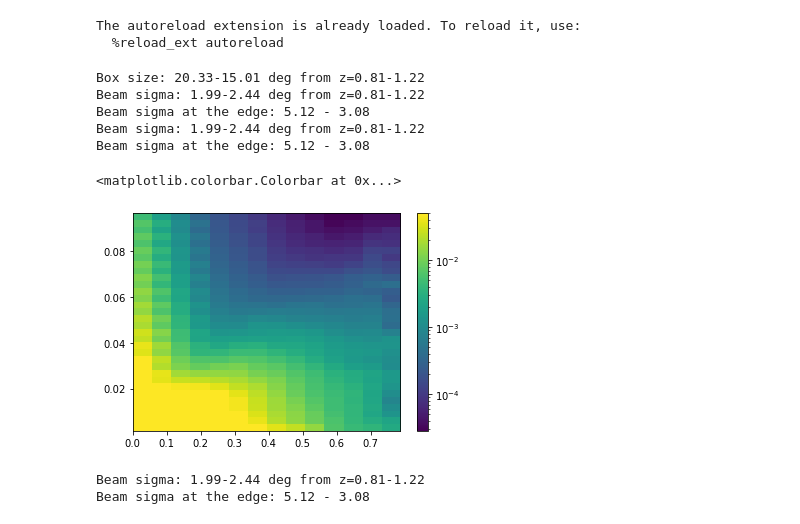
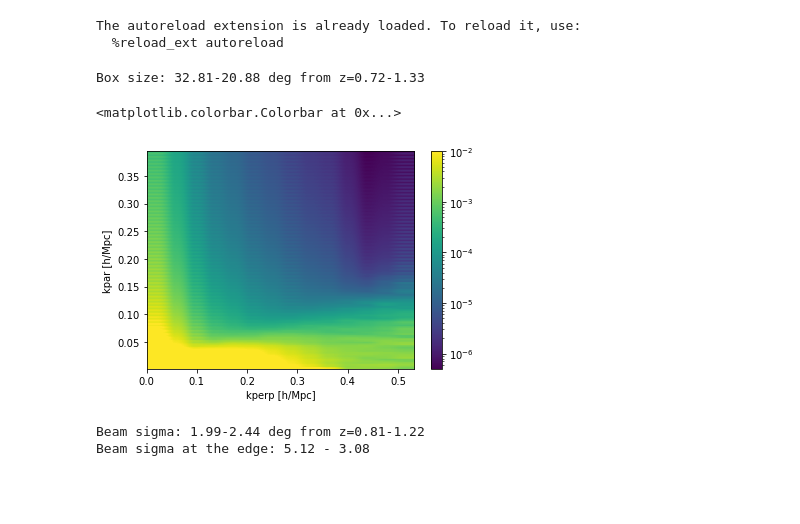
Before and after one commit to radiohep/imcurio, a Jupyter notebook: notebooks/wedge.ipynb, the cells around one changed output. Cells and saved outputs as stored; diff of their text form; code cells hidden in the pictures; blank space fills up the shorter version.

```diff
--- a/notebooks/wedge.ipynb
+++ b/notebooks/wedge.ipynb
@@ -15,15 +15,11 @@ The autoreload extension is already loaded. To reload it, use:
 %autoreload
 B = imc.SimBox("../sims/HImesh_0512_z100.fits")
 Bf = imc.SimBox("../sims/Sky_0512_z100_060.0-30.0.fits", conversions_from = B)
-T=imc.TelSim(N=128)
-vis = T.get_visibilities(B,vopts={'interpolation':'lasz','la':3.0})
-visf = T.get_visibilities(Bf,vopts={'interpolation':'lasz','la':3.0})
+#T=imc.TelSim(N=128)
+#vis = T.get_visibilities(B,vopts={'interpolation':'lasz','a':3.0})
+#visf = T.get_visibilities(Bf,vopts={'interpolation':'lasz','a':3.0})
 # %% [output]
-Box size: 20.33-15.01 deg from z=0.81-1.22
-Beam sigma: 1.99-2.44 deg from z=0.81-1.22
-Beam sigma at the edge: 5.12 - 3.08
-Beam sigma: 1.99-2.44 deg from z=0.81-1.22
-Beam sigma at the edge: 5.12 - 3.08
+Box size: 32.81-20.88 deg from z=0.72-1.33
 # %%
 def getPkVis(T,vis,Nkpar=256,Nkperp=15):
     Pk = np.zeros((Nkperp,Nkpar))
@@ -46,15 +42,17 @@ def getPkVis(T,vis,Nkpar=256,Nkperp=15):
 dfpar=2*np.pi/(2*B.Lbox) ## we pad
 ## perpendicular
 uv = np.sqrt(T.u_m**2+T.v_m**2)
-kperlow = uv.min()*B.mtoIMpc
-kperhigh = uv.max()*B.mtoIMpc
+kperlow = uv.min()*B.mtoIMpch
+kperhigh = uv.max()*B.mtoIMpch
 # %%
 Pk = getPkVis(T,visf)
-plt.imshow(Pk[1:,:32].T,origin='lower',norm=LogNorm(),aspect='auto',vmax=5e-2,
-           extent=(kperlow,kperhigh,0.5*dfpar,31.5*dfpar))
+plt.imshow(Pk[1:,:128].T,origin='lower',norm=LogNorm(),aspect='auto',vmax=1e-2,
+           extent=(kperlow,kperhigh,0.5*dfpar,128.5*dfpar))
+plt.xlabel('kperp [h/Mpc]')
+plt.ylabel('kpar [h/Mpc]')
 plt.colorbar()
 # %% [output]
 <matplotlib.colorbar.Colorbar at 0x...>
-[figure, old version]
+[figure, new version]
 # %%
 # does padding matter?
```
Also changed, not shown: parts of 8 cells of this notebook, 2 other files.
